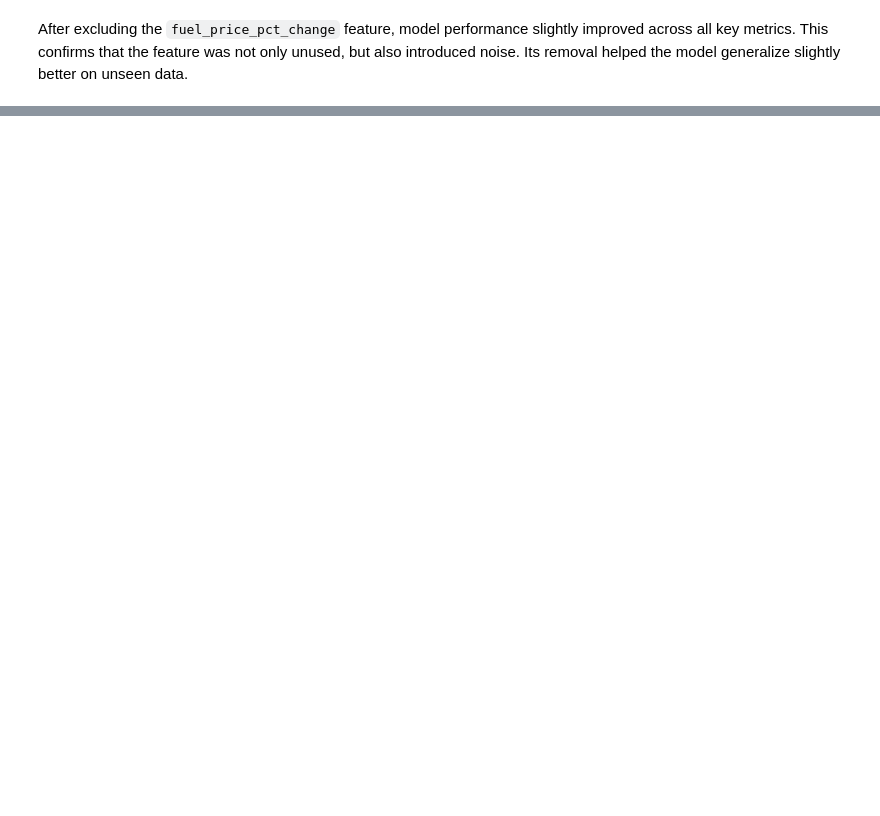
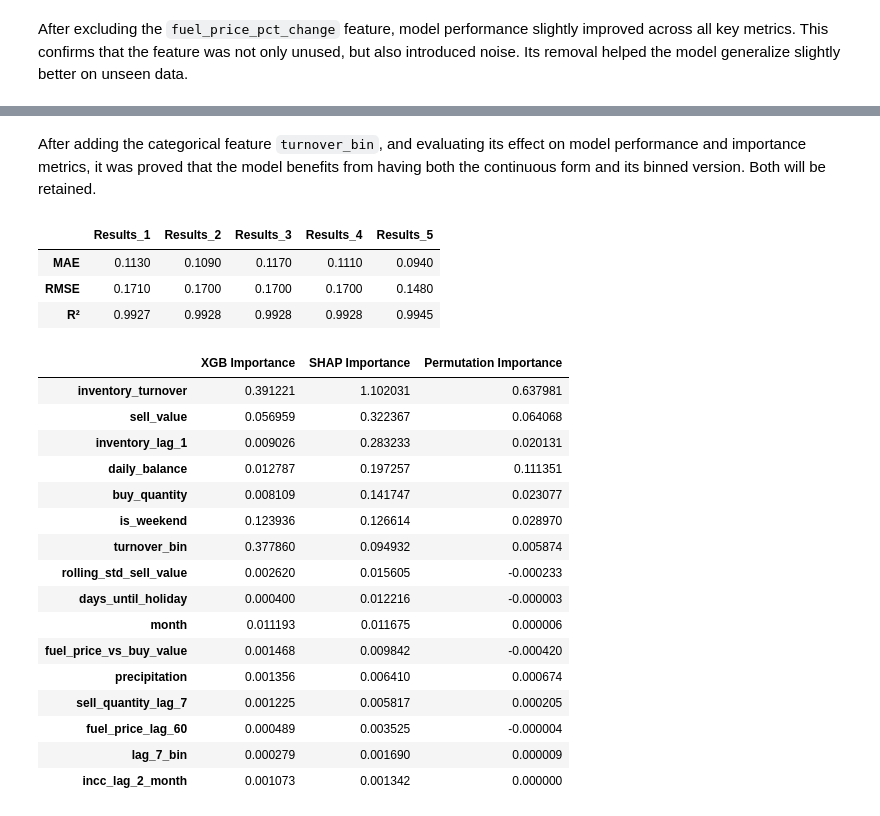
Before and after one commit to fabiogaldinho/Dynamic-Pricing, a Jupyter notebook: notebooks/03_Modeling.ipynb, the cells around one changed output, grey strips where cells are left out. Drawn from its saved outputs; the diff is of its cells as text; code cells hidden in the pictures; blank space fills up the shorter version.

```diff
--- a/notebooks/03_Modeling.ipynb
+++ b/notebooks/03_Modeling.ipynb
@@ -252,0 +419,9 @@ plt.show()
+# %%
+i_train = X_train.copy()
+X_train = X_train.drop('incc_monthly_change', axis = 1).copy()
+
+i_val = X_val.copy()
+X_val = X_val.drop('incc_monthly_change', axis = 1).copy()
+
+i_test = X_test.copy()
+X_test = X_test.drop('incc_monthly_change', axis = 1).copy()
@@ -252,0 +528,2 @@ plt.show()
+# %% [markdown]
+After adding the categorical feature `turnover_bin`, and evaluating its effect on model performance and importance metrics, it was proved that the model benefits from having both the continuous form and its binned version. Both will be retained.
@@ -252,0 +548,56 @@ plt.show()
+# %%
+model = create_model()
+model.fit(X_train, y_train,
+          eval_set = [(X_val, y_val)],
+          verbose = False
+)
+
+y_pred = model.predict(X_test)
+y_pred = np.maximum(y_pred, 0)
+
+df['y_test'] = np.expm1(y_test).astype(int)
+df['y_pred'] = np.expm1(y_pred).astype(int)
+df['y_pred'] = df['y_test'] - df['y_pred']
+
+mae = mean_absolute_error(y_test, y_pred)
+rmse = np.sqrt(mean_squared_error(y_test, y_pred))
+r2 = r2_score(y_test, y_pred)
+
+metrics_df["Results_5"] = [round(mae, 3), round(rmse, 3), round(r2, 4)]
+metrics_df
+# %% [output]
+|  | Results_1 | Results_2 | Results_3 | Results_4 | Results_5 |
+| MAE | 0.1130 | 0.1090 | 0.1170 | 0.1110 | 0.0940 |
+| RMSE | 0.1710 | 0.1700 | 0.1700 | 0.1700 | 0.1480 |
+| R² | 0.9927 | 0.9928 | 0.9928 | 0.9928 | 0.9945 |
+# %%
+explainer = shap.TreeExplainer(model)
+shap_values = explainer.shap_values(X_val)
+
+result = permutation_importance(model, X_val, y_val, n_repeats = 10, random_state = 13)
+
+xgb_importance = pd.Series(model.feature_importances_, index = X_val.columns, name = "XGB Importance")
+shap_importance = pd.Series(np.abs(shap_values).mean(axis = 0), index = X_val.columns, name = "SHAP Importance")
+perm_importance = pd.Series(result.importances_mean, index = X_val.columns, name = "Permutation Importance")
+
+importances_df = pd.concat([xgb_importance, shap_importance, perm_importance], axis = 1)
+importances_df = importances_df.sort_values("SHAP Importance", ascending = False)
+importances_df
+# %% [output]
+|  | XGB Importance | SHAP Importance | Permutation Importance |
+| inventory_turnover | 0.391221 | 1.102031 | 0.637981 |
+| sell_value | 0.056959 | 0.322367 | 0.064068 |
+| inventory_lag_1 | 0.009026 | 0.283233 | 0.020131 |
+| daily_balance | 0.012787 | 0.197257 | 0.111351 |
+| buy_quantity | 0.008109 | 0.141747 | 0.023077 |
+| is_weekend | 0.123936 | 0.126614 | 0.028970 |
+| turnover_bin | 0.377860 | 0.094932 | 0.005874 |
+| rolling_std_sell_value | 0.002620 | 0.015605 | -0.000233 |
+| days_until_holiday | 0.000400 | 0.012216 | -0.000003 |
+| month | 0.011193 | 0.011675 | 0.000006 |
+| fuel_price_vs_buy_value | 0.001468 | 0.009842 | -0.000420 |
+| precipitation | 0.001356 | 0.006410 | 0.000674 |
+| sell_quantity_lag_7 | 0.001225 | 0.005817 | 0.000205 |
+| fuel_price_lag_60 | 0.000489 | 0.003525 | -0.000004 |
+| lag_7_bin | 0.000279 | 0.001690 | 0.000009 |
+| incc_lag_2_month | 0.001073 | 0.001342 | 0.000000 |
```
Also changed, not shown: parts of 61 cells of this notebook, 8 other files.
